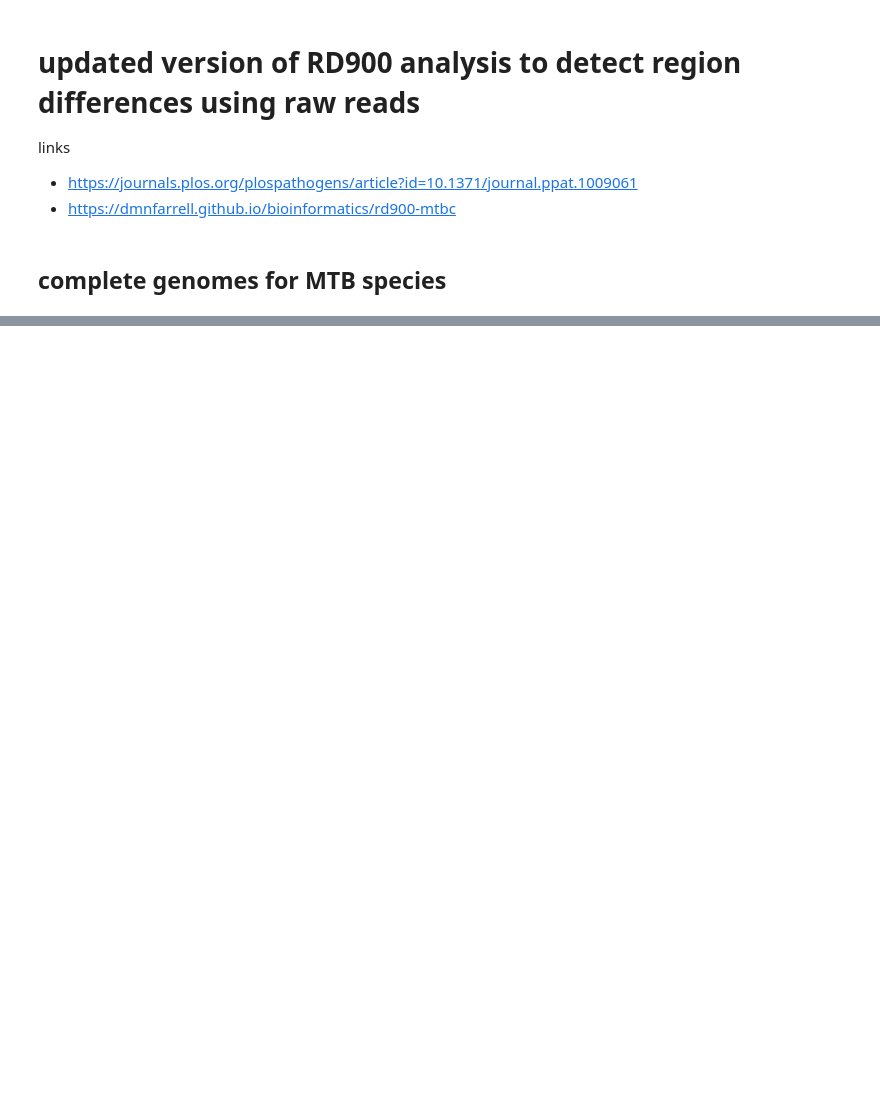
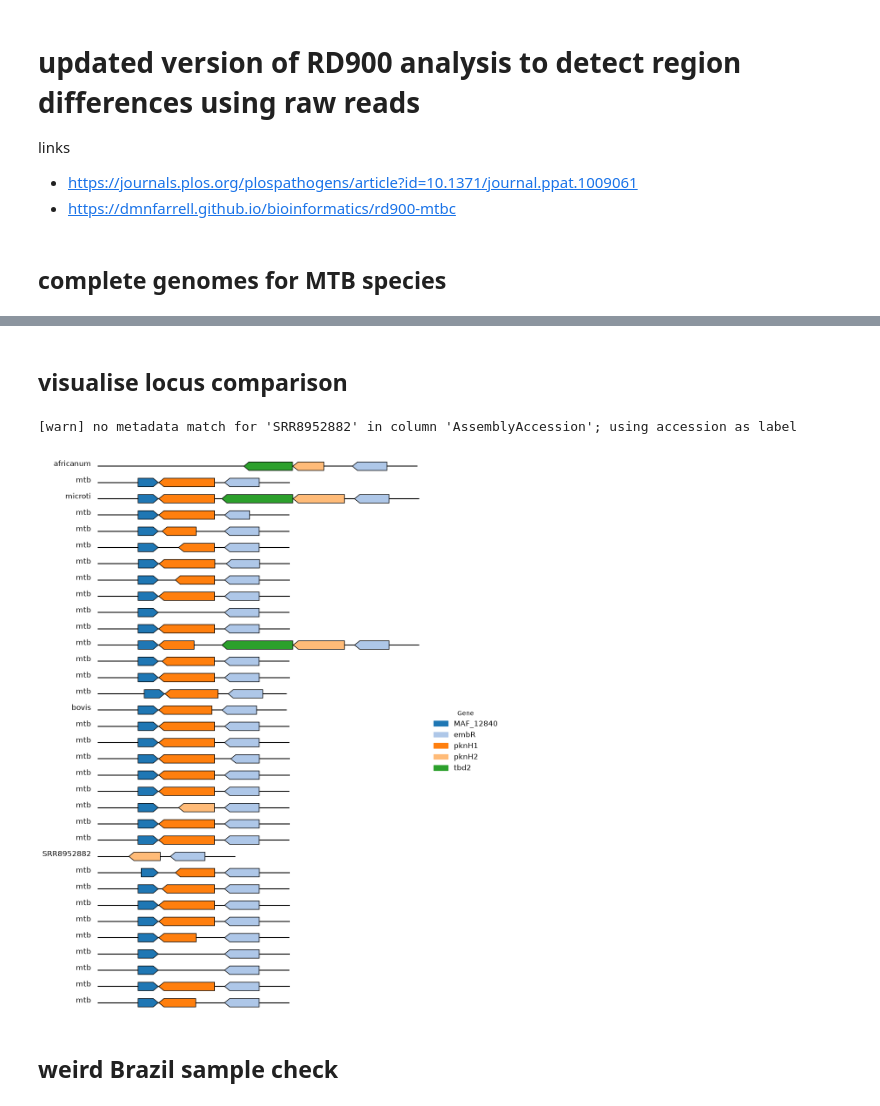
Before and after one commit to dmnfarrell/mtbc_analyses, a Jupyter notebook: rd900/analysis_new.ipynb, the cells around one changed output, grey strips where cells are left out. Drawn from its saved outputs; the diff is of its cells as text; code cells hidden in the pictures; blank space fills up the shorter version.

```diff
--- a/rd900/analysis_new.ipynb
+++ b/rd900/analysis_new.ipynb
@@ -376,0 +851,10 @@ plt.savefig('rd900_presence_absence.jpg')
+# %%
+files = glob.glob('mtb_genomes/*.fna')
+dist_path = run_mash(files, 'temp', threads=12)
+threshold=.0005
+cluster_of = cluster_by_distance(dist_path,threshold)
+df = pick_representatives(cluster_of)
+df.to_csv("dereplication_summary.csv", index=False)
+
+n_clusters = df["cluster_id"].nunique()
+print(f"\n{len(files)} assemblies -> {n_clusters} clusters at threshold={threshold}")
@@ -376,0 +959,7 @@ plt.savefig('rd900_presence_absence.jpg')
+# %%
+cols = ["qseqid","sseqid","pident","length","mismatch","gapopen",
+        "qstart","qend","sstart","send","evalue","bitscore","qlen","slen"]
+for f in ["upstream_hits.tsv", "downstream_hits.tsv"]:
+    df = pd.read_csv(f, sep="\t", names=cols)
+    print(f)
+    print(df[df.sseqid == "GCF_030566675.1|CP130758.1"][["sseqid","pident","length","qlen","sstart","send","bitscore"]])
@@ -376,0 +1041,4 @@ plt.savefig('rd900_presence_absence.jpg')
+# %%
+## get quick phylogeny
+cmd = 'fasttree -nt -gtr RD900_extracted_aligned.fa > RD900_locus_tree.nwk'
+subprocess.call(cmd, shell=True)
@@ -376,0 +1357,2 @@ plt.savefig('rd900_presence_absence.jpg')
+# %% [markdown]
+## visualise locus comparison
@@ -376,0 +1492,16 @@ plt.savefig('rd900_presence_absence.jpg')
+# %%
+gbk_paths_ordered = glob.glob('annot/*.gbk')
+
+fig, axes = plot_locus_comparison(
+    gbk_paths=gbk_paths_ordered,
+    metadata_df=mtb_asm,
+    accession_col="AssemblyAccession",
+    label_col="species",
+    row_height=0.4,          # tune for minimal vertical space
+    show_gene_labels=False,  # legend instead
+)
+# %% [output]
+[warn] no metadata match for 'SRR8952882' in column 'AssemblyAccession'; using accession as label
+[figure, added]
+# %% [markdown]
+## weird Brazil sample check
```
Also changed, not shown: parts of 91 cells of this notebook, 2 other files.
